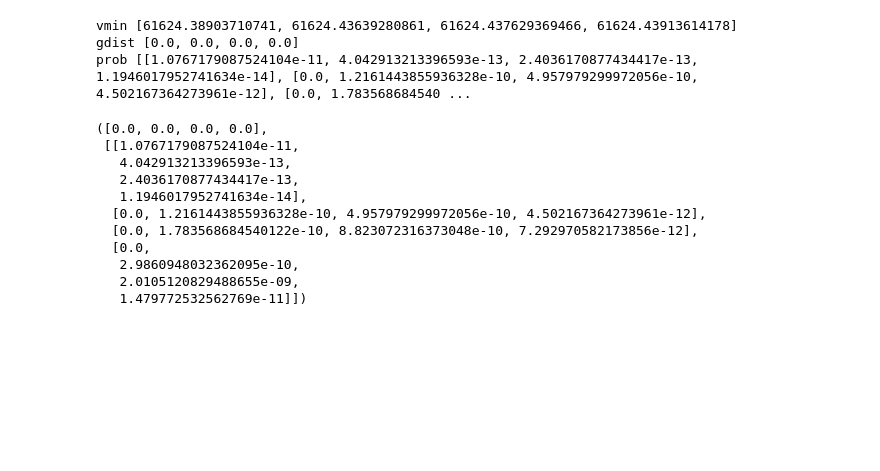
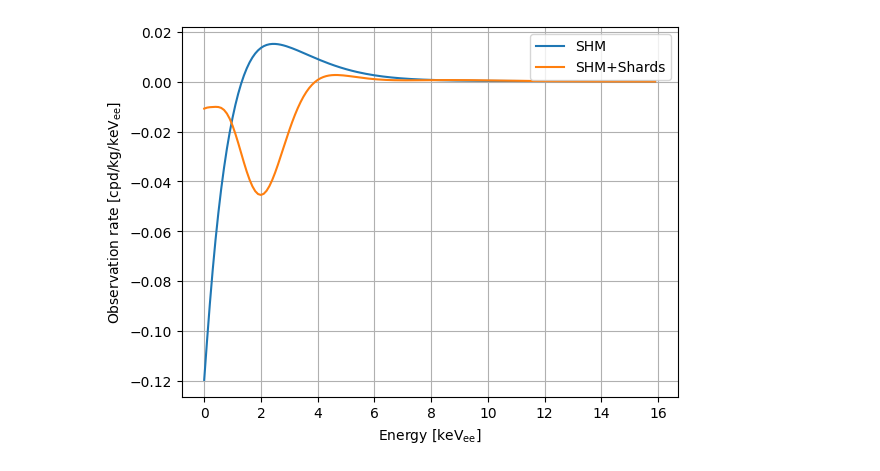
Before and after one commit to mjzurowski/sgm, a Jupyter notebook: Demo.ipynb, the cells around one changed output. Saved outputs shown, nothing was run; the diff lists cells and outputs as text; code cells hidden in the pictures; blank space fills up the shorter version.

Commit message:
Edit to migdal model.

```diff
--- a/Demo.ipynb
+++ b/Demo.ipynb
@@ -13,8 +13,9 @@ from constants import *
 # %%
 ## Step 1
 Det = DAMA()
-Model = MIGDAL() #SIWIMP()
-Dist = VelDist("avSHM",0.3) # standard halo model
+# Model = MIGDAL() #SIWIMP()
+Model = SIWIMP()
+Dist = VelDist("modSHM",0.3) # standard halo model
 Dist2 = VelDist("modShards",0.3) # standard halo model + shards
 # %%
 ## Step 2
@@ -28,33 +29,21 @@ def DMRate(T,E):
 def DMRate2(T,E):
     ## DM rate defined with SHM+Shards
     return Model.dRdER(T,mX,E,sig,Dist2)
-# %% [output]
-vmin [61624.38903710741, 61624.43639280861, 61624.437629369466, 61624.43913614178]
-gdist [0.0, 0.0, 0.0, 0.0]
-prob [[1.0767179087524104e-11, 4.042913213396593e-13, 2.4036170877434417e-13, 1.1946017952741634e-14], [0.0, 1.2161443855936328e-10, 4.957979299972056e-10, 4.502167364273961e-12], [0.0, 1.783568684540 ...
-([0.0, 0.0, 0.0, 0.0],
- [[1.0767179087524104e-11,
-   4.042913213396593e-13,
-   2.4036170877434417e-13,
-   1.1946017952741634e-14],
-  [0.0, 1.2161443855936328e-10, 4.957979299972056e-10, 4.502167364273961e-12],
-  [0.0, 1.783568684540122e-10, 8.823072316373048e-10, 7.292970582173856e-12],
-  [0.0,
-   2.9860948032362095e-10,
-   2.0105120829488655e-09,
-   1.479772532562769e-11]])
 # %%
-# ## Step 3
-# E = np.arange(0,16,0.1) # observed energy, units of keV_ee
-# plt.plot(E,[Det.dRdE(DMRate,e) for e in E])
-# # plt.plot(E,[Det.dRdE(DMRate2,e) for e in E])
-# plt.legend(["SHM","SHM+Shards"])
-# plt.ylabel(r"Observation rate [cpd/kg/keV$_{\rm ee}$]")
-# plt.xlabel(r"Energy [keV$_{\rm ee}$]")
+## Step 3
+E = np.arange(0,16,0.1) # observed energy, units of keV_ee
+plt.plot(E,[Det.dRdE(DMRate,e) for e in E])
+plt.plot(E,[Det.dRdE(DMRate2,e) for e in E])
+plt.legend(["SHM","SHM+Shards"])
+plt.ylabel(r"Observation rate [cpd/kg/keV$_{\rm ee}$]")
+plt.xlabel(r"Energy [keV$_{\rm ee}$]")
 # plt.xlim(0,16)
 # plt.ylim(0,0.026)
-# plt.grid()
-# plt.show()
+# plt.yscale("log"); plt.xscale("log")
+plt.grid()
+plt.show()
+# %% [output]
+[figure, added]
 # %%
  a[1]
 # %% [output]
```
Also changed, not shown: parts of 1 cell of this notebook, 1 other file.
